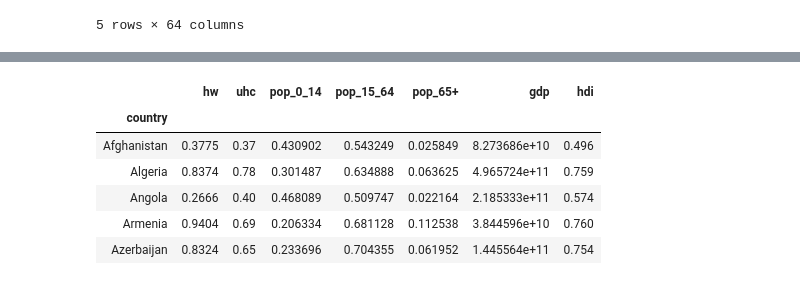
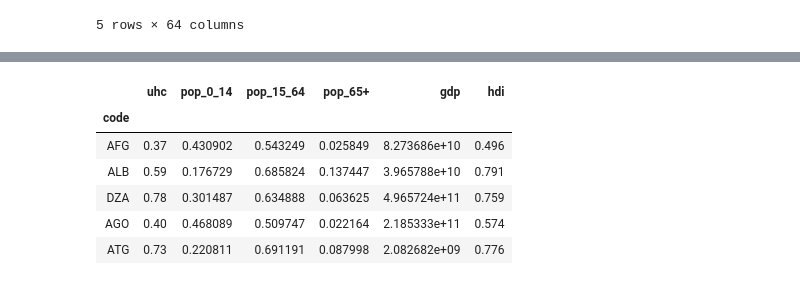
Before and after one commit to lucianowitt/covid-19, a Jupyter notebook: TCC_tratamento_dados.ipynb, the cells around one changed output, grey strips where cells are left out. Cells and saved outputs as stored; diff of their text form; code cells hidden in the pictures.

```diff
--- a/TCC_tratamento_dados.ipynb
+++ b/TCC_tratamento_dados.ipynb
@@ -308,10 +292,11 @@ df_pop_00_14.head()
 | 4 | Andorra | AND | Population ages 0-14, total | SP.POP.0014.TO | NaN | NaN | NaN | NaN | ... |
 5 rows × 64 columns
 # %%
-df_pop_00_14 = df_pop_00_14[['Country Name','2018']]
-df_pop_00_14.rename(columns={'Country Name': 'country', '2018': 'pop_0_14'}, inplace=True)
+df_pop_00_14 = df_pop_00_14[['Country Code','2018']]
+df_pop_00_14.rename(columns={'Country Code': 'code', '2018': 'pop_0_14'}, inplace=True)
 df_pop_00_14.dropna(inplace=True)
-df_pop_00_14.set_index(['country'], inplace=True)
+df_pop_00_14.sort_values(by=['code'])
+df_pop_00_14.set_index(['code'], inplace=True)
 df_pop_00_14.head()
 # %% [output]
 |  | pop_0_14 |
@@ -333,10 +318,10 @@ df_pop_15_64.head()
 | 4 | Andorra | AND | Population ages 15-64, total | SP.POP.1564.TO | NaN | NaN | NaN | NaN | ... |
 5 rows × 64 columns
 # %%
-df_pop_15_64 = df_pop_15_64[['Country Name','2018']]
-df_pop_15_64.rename(columns={'Country Name': 'country', '2018': 'pop_15_64'}, inplace=True)
+df_pop_15_64 = df_pop_15_64[['Country Code','2018']]
+df_pop_15_64.rename(columns={'Country Code': 'code', '2018': 'pop_15_64'}, inplace=True)
 df_pop_15_64.dropna(inplace=True)
-df_pop_15_64.set_index(['country'], inplace=True)
+df_pop_15_64.set_index(['code'], inplace=True)
 df_pop_15_64.head()
 # %% [output]
 |  | pop_15_64 |
@@ -358,10 +343,10 @@ df_pop_65plus.head()
 | 4 | Andorra | AND | Population ages 65 and above, total | SP.POP.65UP.TO | NaN | NaN | NaN | NaN | ... |
 5 rows × 64 columns
 # %%
-df_pop_65plus = df_pop_65plus[['Country Name','2018']]
-df_pop_65plus.rename(columns={'Country Name': 'country', '2018': 'pop_65+'}, inplace=True)
+df_pop_65plus = df_pop_65plus[['Country Code','2018']]
+df_pop_65plus.rename(columns={'Country Code': 'code', '2018': 'pop_65+'}, inplace=True)
 df_pop_65plus.dropna(inplace=True)
-df_pop_65plus.set_index(['country'], inplace=True)
+df_pop_65plus.set_index(['code'], inplace=True)
 df_pop_65plus.head()
 # %% [output]
 |  | pop_65+ |
@@ -374,5 +359,5 @@ df_pop_65plus.head()
 # %%
-df_pop = df_pop_total.join(df_pop_00_14, on='country').join(df_pop_15_64, on='country').join(df_pop_65plus, on='country')
+df_pop = df_pop_total.join(df_pop_00_14).join(df_pop_15_64).join(df_pop_65plus)
 df_pop.dropna(inplace=True)
 df_pop.head()
 # %% [output]
@@ -400,13 +385,13 @@ df_pop.head()
 # %%
-df_ind = df_hw.join(df_uhc).join(df_pop).join(df_gdp).join(df_hdi)
+df_ind = df_uhc.join(df_pop).join(df_gdp).join(df_hdi)
 df_ind.dropna(inplace=True)
 df_ind.head()
 # %% [output]
-|  | hw | uhc | pop_0_14 | pop_15_64 | pop_65+ | gdp | hdi |
-| country |  |  |  |  |  |  |  |
-| Afghanistan | 0.3775 | 0.37 | 0.430902 | 0.543249 | 0.025849 | 8.273686e+10 | 0.496 |
-| Algeria | 0.8374 | 0.78 | 0.301487 | 0.634888 | 0.063625 | 4.965724e+11 | 0.759 |
-| Angola | 0.2666 | 0.40 | 0.468089 | 0.509747 | 0.022164 | 2.185333e+11 | 0.574 |
-| Armenia | 0.9404 | 0.69 | 0.206334 | 0.681128 | 0.112538 | 3.844596e+10 | 0.760 |
-| Azerbaijan | 0.8324 | 0.65 | 0.233696 | 0.704355 | 0.061952 | 1.445564e+11 | 0.754 |
+|  | uhc | pop_0_14 | pop_15_64 | pop_65+ | gdp | hdi |
+| code |  |  |  |  |  |  |
+| AFG | 0.37 | 0.430902 | 0.543249 | 0.025849 | 8.273686e+10 | 0.496 |
+| ALB | 0.59 | 0.176729 | 0.685824 | 0.137447 | 3.965788e+10 | 0.791 |
+| DZA | 0.78 | 0.301487 | 0.634888 | 0.063625 | 4.965724e+11 | 0.759 |
+| AGO | 0.40 | 0.468089 | 0.509747 | 0.022164 | 2.185333e+11 | 0.574 |
+| ATG | 0.73 | 0.220811 | 0.691191 | 0.087998 | 2.082682e+09 | 0.776 |
 # %%
```
Also changed, not shown: parts of 23 cells of this notebook, 4 other files.
